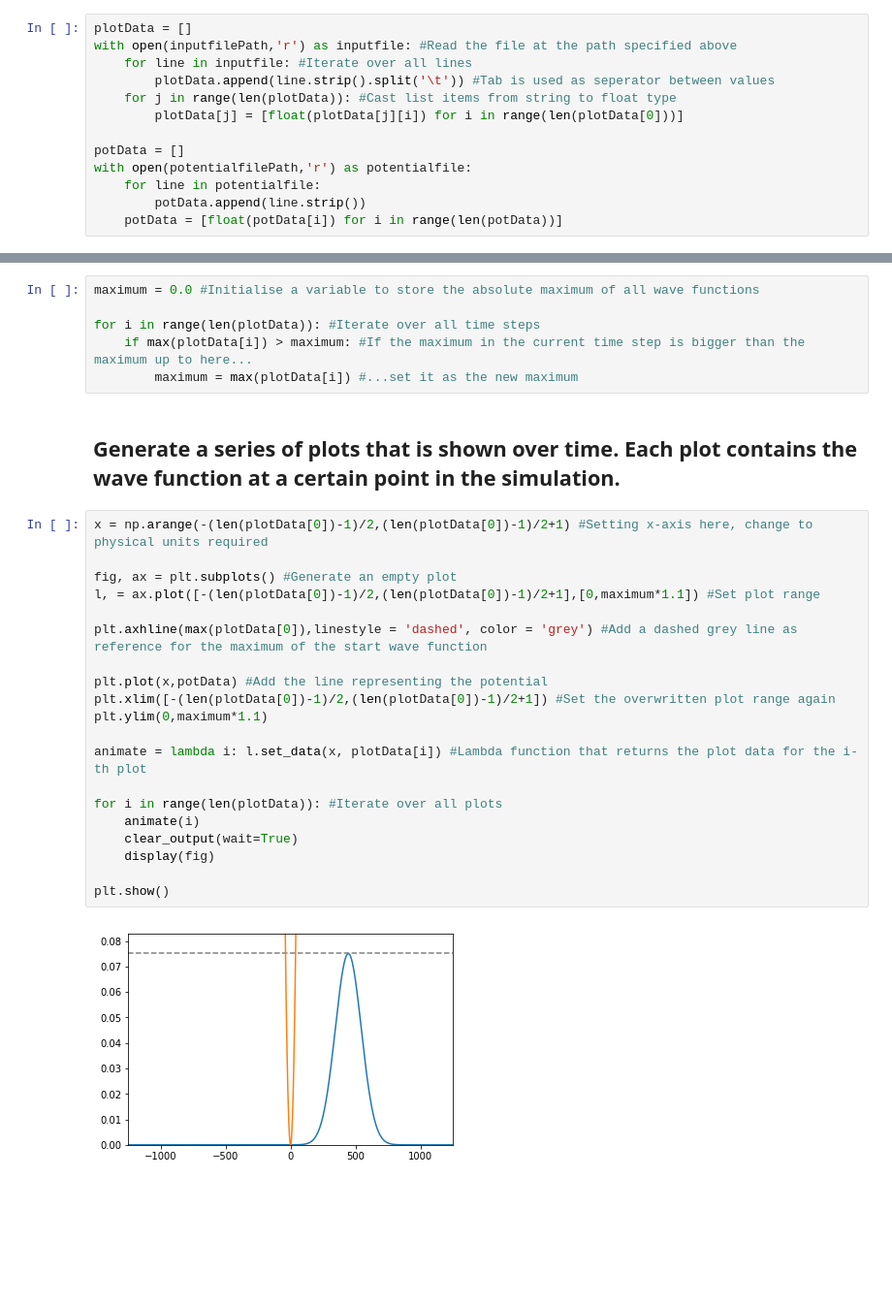
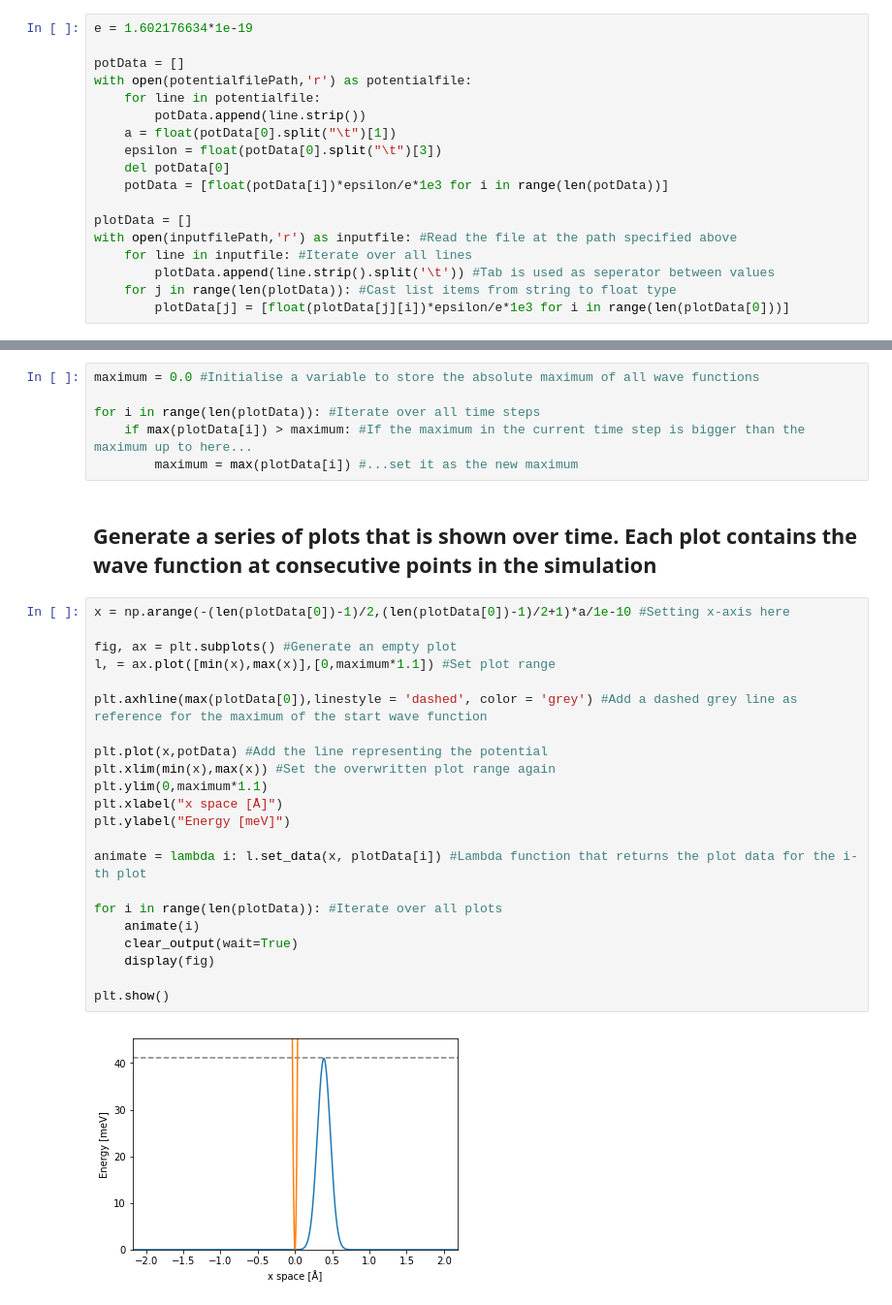
Before and after one commit to tisabe/CP2_QPP, a Jupyter notebook: animation-1d.ipynb, the cells around one changed output, grey strips where cells are left out. Shown at 97% size. Drawn from its saved outputs; the diff is of its cells as text; blank space fills up the shorter version.

```diff
--- a/animation-1d.ipynb
+++ b/animation-1d.ipynb
@@ -15,18 +16,23 @@ potentialfilePath = 'hydr_potential.txt'
 # %% [markdown]
 ## Read the data from the files and save it in lists of floats
 # %%
+e = 1.602176634*1e-19
+
+potData = []
+with open(potentialfilePath,'r') as potentialfile:
+    for line in potentialfile:
+        potData.append(line.strip())
+    a = float(potData[0].split("\t")[1])
+    epsilon = float(potData[0].split("\t")[3])
+    del potData[0]
+    potData = [float(potData[i])*epsilon/e*1e3 for i in range(len(potData))]
+
 plotData = []
 with open(inputfilePath,'r') as inputfile: #Read the file at the path specified above
     for line in inputfile: #Iterate over all lines
         plotData.append(line.strip().split('\t')) #Tab is used as seperator between values
     for j in range(len(plotData)): #Cast list items from string to float type
-        plotData[j] = [float(plotData[j][i]) for i in range(len(plotData[0]))]
-
-potData = []
-with open(potentialfilePath,'r') as potentialfile:
-    for line in potentialfile:
-        potData.append(line.strip())
-    potData = [float(potData[i]) for i in range(len(potData))]
+        plotData[j] = [float(plotData[j][i])*epsilon/e*1e3 for i in range(len(plotData[0]))]
 # %% [markdown]
 ## Find the absolute maximum of the wave function over the whole time to use it as the y- maximum of the plot
 # %%
@@ -36,26 +42,28 @@ for i in range(len(plotData)): #Iterate over all time steps
     if max(plotData[i]) > maximum: #If the maximum in the current time step is bigger than the maximum up to here...
         maximum = max(plotData[i]) #...set it as the new maximum
 # %% [markdown]
-## Generate a series of plots that is shown over time. Each plot contains the wave function at a certain point in the simulation.
+## Generate a series of plots that is shown over time. Each plot contains the wave function at consecutive points in the simulation
 # %%
-x = np.arange(-(len(plotData[0])-1)/2,(len(plotData[0])-1)/2+1) #Setting x-axis here, change to physical units required
+x = np.arange(-(len(plotData[0])-1)/2,(len(plotData[0])-1)/2+1)*a/1e-10 #Setting x-axis here
 
 fig, ax = plt.subplots() #Generate an empty plot
-l, = ax.plot([-(len(plotData[0])-1)/2,(len(plotData[0])-1)/2+1],[0,maximum*1.1]) #Set plot range
+l, = ax.plot([min(x),max(x)],[0,maximum*1.1]) #Set plot range
 
 plt.axhline(max(plotData[0]),linestyle = 'dashed', color = 'grey') #Add a dashed grey line as reference for the maximum of the start wave function
 
 plt.plot(x,potData) #Add the line representing the potential
-plt.xlim([-(len(plotData[0])-1)/2,(len(plotData[0])-1)/2+1]) #Set the overwritten plot range again
+plt.xlim(min(x),max(x)) #Set the overwritten plot range again
 plt.ylim(0,maximum*1.1)
+plt.xlabel("x space [Å]")
+plt.ylabel("Energy [meV]")
 
 animate = lambda i: l.set_data(x, plotData[i]) #Lambda function that returns the plot data for the i-th plot
 
 for i in range(len(plotData)): #Iterate over all plots
     animate(i)
     clear_output(wait=True)
     display(fig)
 
 plt.show()
 # %% [output]
-[figure, old version]
+[figure, new version]
```
Also changed, not shown: parts of 5 cells of this notebook.
